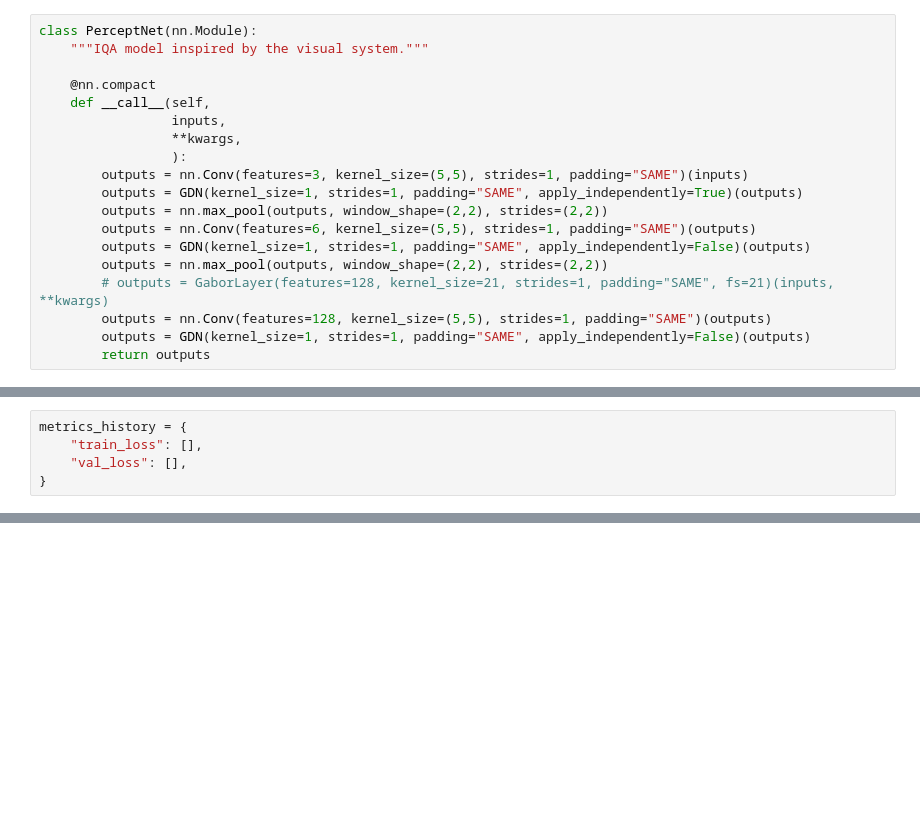
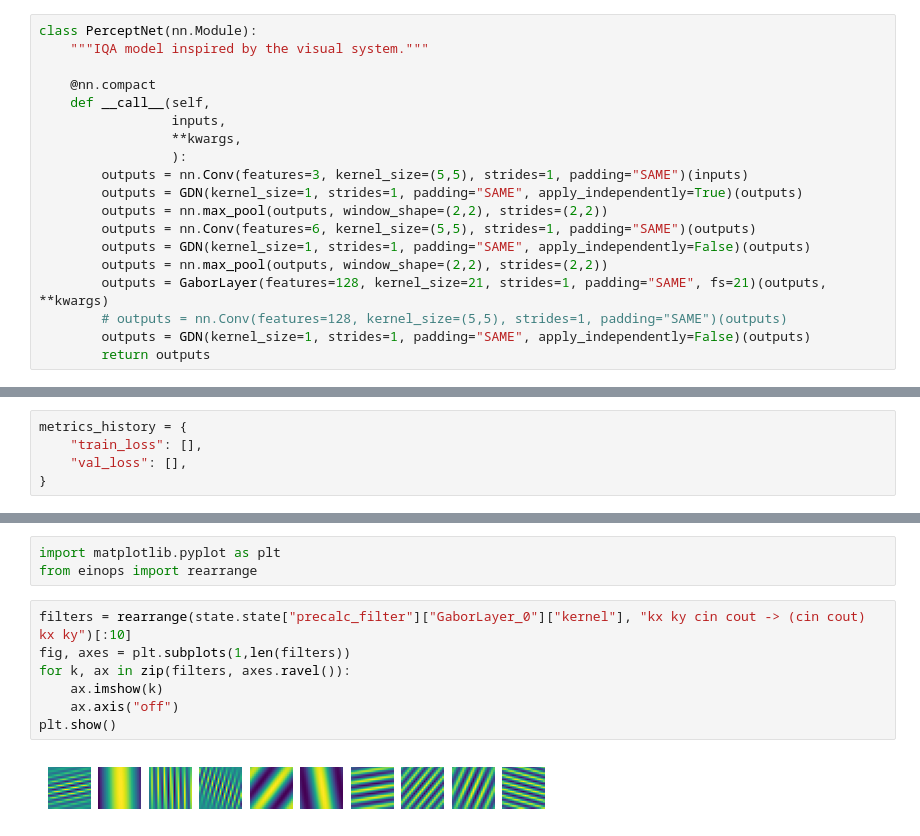
Before and after one commit to Jorgvt/JaxPlayground, a Jupyter notebook: Notebooks/00_Supervised/00_00b_IQA_Parametric.ipynb, the cells around one changed output, grey strips where cells are left out. Saved outputs shown, nothing was run; the diff lists cells and outputs as text; blank space fills up the shorter version.

Commit message:
:sparkles: Parametric Gabor

```diff
--- a/Notebooks/00_Supervised/00_00b_IQA_Parametric.ipynb
+++ b/Notebooks/00_Supervised/00_00b_IQA_Parametric.ipynb
@@ -115,8 +115,8 @@ class PerceptNet(nn.Module):
         outputs = nn.Conv(features=6, kernel_size=(5,5), strides=1, padding="SAME")(outputs)
         outputs = GDN(kernel_size=1, strides=1, padding="SAME", apply_independently=False)(outputs)
         outputs = nn.max_pool(outputs, window_shape=(2,2), strides=(2,2))
-        # outputs = GaborLayer(features=128, kernel_size=21, strides=1, padding="SAME", fs=21)(inputs, **kwargs)
-        outputs = nn.Conv(features=128, kernel_size=(5,5), strides=1, padding="SAME")(outputs)
+        outputs = GaborLayer(features=128, kernel_size=21, strides=1, padding="SAME", fs=21)(outputs, **kwargs)
+        # outputs = nn.Conv(features=128, kernel_size=(5,5), strides=1, padding="SAME")(outputs)
         outputs = GDN(kernel_size=1, strides=1, padding="SAME", apply_independently=False)(outputs)
         return outputs
 # %% [markdown]
@@ -250,0 +257,12 @@ Epoch 0 -> [Train] Loss: -0.33547496795654297 [Val] Loss: -0.5162167549133301
+# %%
+import matplotlib.pyplot as plt
+from einops import rearrange
+# %%
+filters = rearrange(state.state["precalc_filter"]["GaborLayer_0"]["kernel"], "kx ky cin cout -> (cin cout) kx ky")[:10]
+fig, axes = plt.subplots(1,len(filters))
+for k, ax in zip(filters, axes.ravel()):
+    ax.imshow(k)
+    ax.axis("off")
+plt.show()
+# %% [output]
+[figure, added]
```
Also changed, not shown: parts of 4 cells of this notebook.
